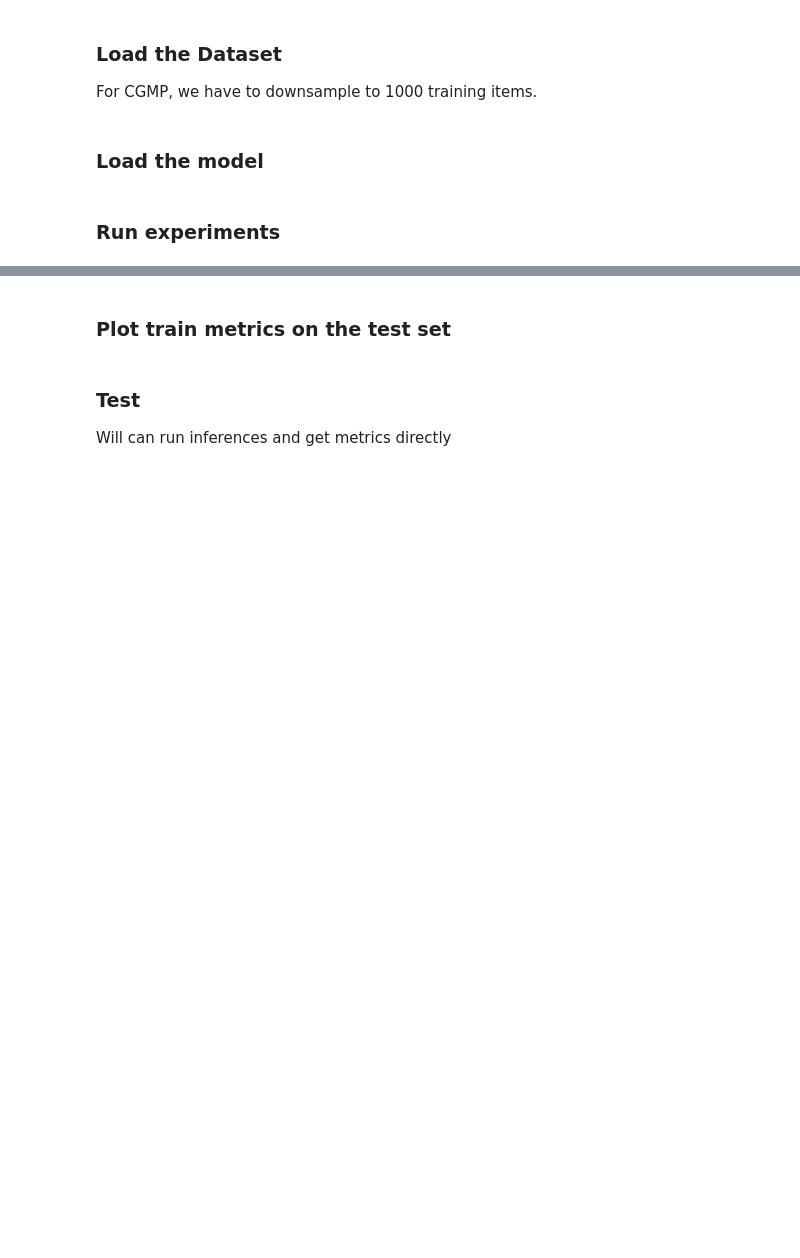
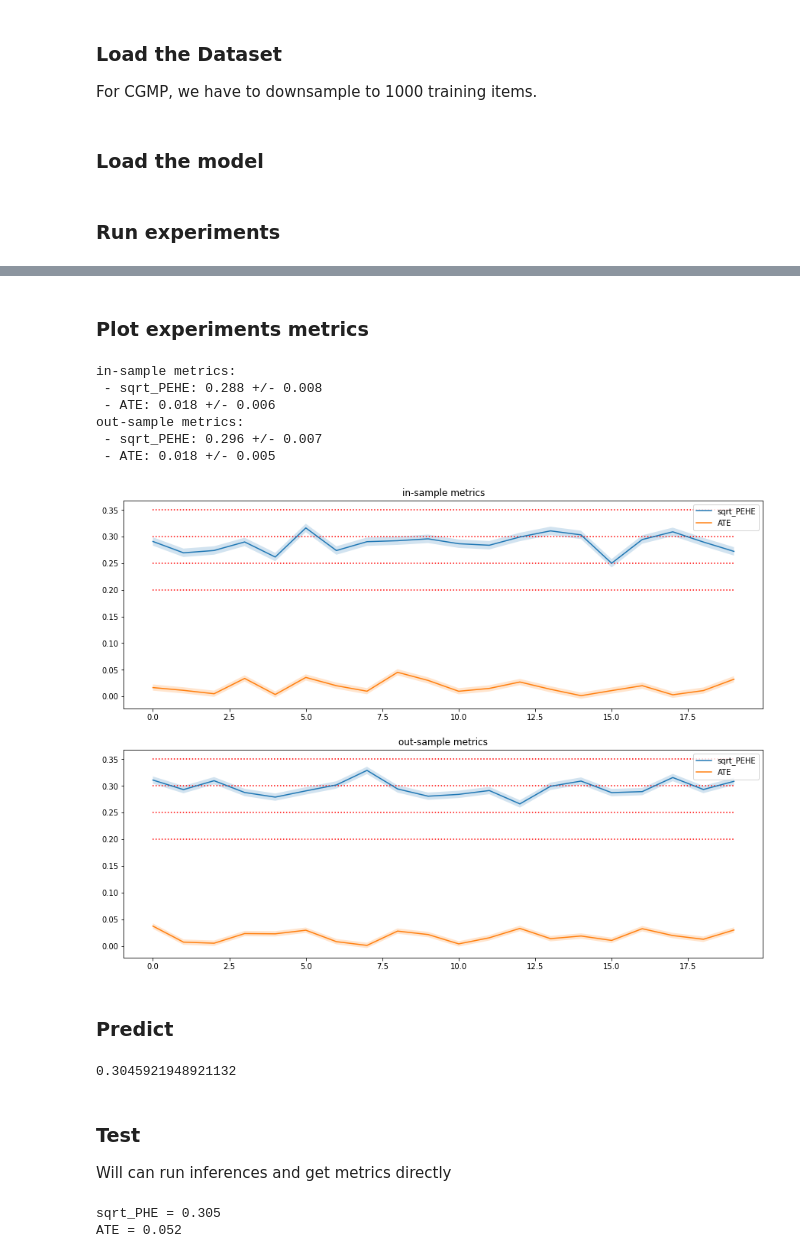
Before and after one commit to bcebere/ite-api, a Jupyter notebook: notebooks/cmgp_train_evaluation.ipynb, the cells around one changed output, grey strips where cells are left out. Drawn from its saved outputs; the diff is of its cells as text; code cells hidden in the pictures; blank space fills up the shorter version.

```diff
--- a/notebooks/cmgp_train_evaluation.ipynb
+++ b/notebooks/cmgp_train_evaluation.ipynb
@@ -33,14 +35,18 @@ For CGMP, we have to downsample to 1000 training items.
 # %%
 train_ratio = 0.8
 
-[Train_X, Train_T, Train_Y, Opt_Train_Y, Test_X, Test_Y] = ds.load("twins", train_ratio, downsample=1000)
+dataset = ds.load("twins", train_ratio, downsample=1000)
+[Train_X, Train_T, Train_Y, Opt_Train_Y, Test_X, Test_Y] = dataset
 # %% [markdown]
 ### Load the model
 # %%
+dim = len(Train_X[0])
+dim_outcome = Test_Y.shape[1]
+
 model = alg.CMGP(
     dim=dim,
     dim_outcome=dim_outcome,
-    max_gp_iterations=50,
+    max_gp_iterations=500,
 )
 
 assert model is not None
@@ -80,0 +55,14 @@ for experiment in range(10):
+# %%
+plot_experiments: dict = {
+    "train_sqrt_PEHE": [],
+    "test_sqrt_PEHE": [],
+}
+
+for experiment in range(6):
+    dataset = ds.load(
+        "twins",
+        train_ratio,
+        downsample=1000,
+    )
+
+    metrics = model.train(*dataset)
@@ -81,2 +80,2 @@ for experiment in range(10):
 # %% [markdown]
-### Plot train metrics on the test set
+### Plot experiments metrics
@@ -113,7 +82,29 @@ axs[1].legend()
+# %%
+metrics.print()
+
+metrics.plot(plt, with_ci=True, thresholds=[0.2, 0.25, 0.3, 0.35])
+# %% [output]
+in-sample metrics:
+ - sqrt_PEHE: 0.288 +/- 0.008
+ - ATE: 0.018 +/- 0.006
+out-sample metrics:
+ - sqrt_PEHE: 0.296 +/- 0.007
+ - ATE: 0.018 +/- 0.005
+[figure, added]
+# %% [markdown]
+### Predict
+# %%
+hat_y = model.predict(Test_X)
+utils.sqrt_PEHE(hat_y.to_numpy(), Test_Y)
+# %% [output]
+0.3045921948921132
 # %% [markdown]
 ### Test
 Will can run inferences and get metrics directly
 # %%
 metrics = model.test(Test_X, Test_Y)
 
-metrics['sqrt_PEHE']
+metrics.print()
+# %% [output]
+sqrt_PHE = 0.305
+ATE = 0.052
```
Also changed, not shown: parts of 4 cells of this notebook, 4 other files.
